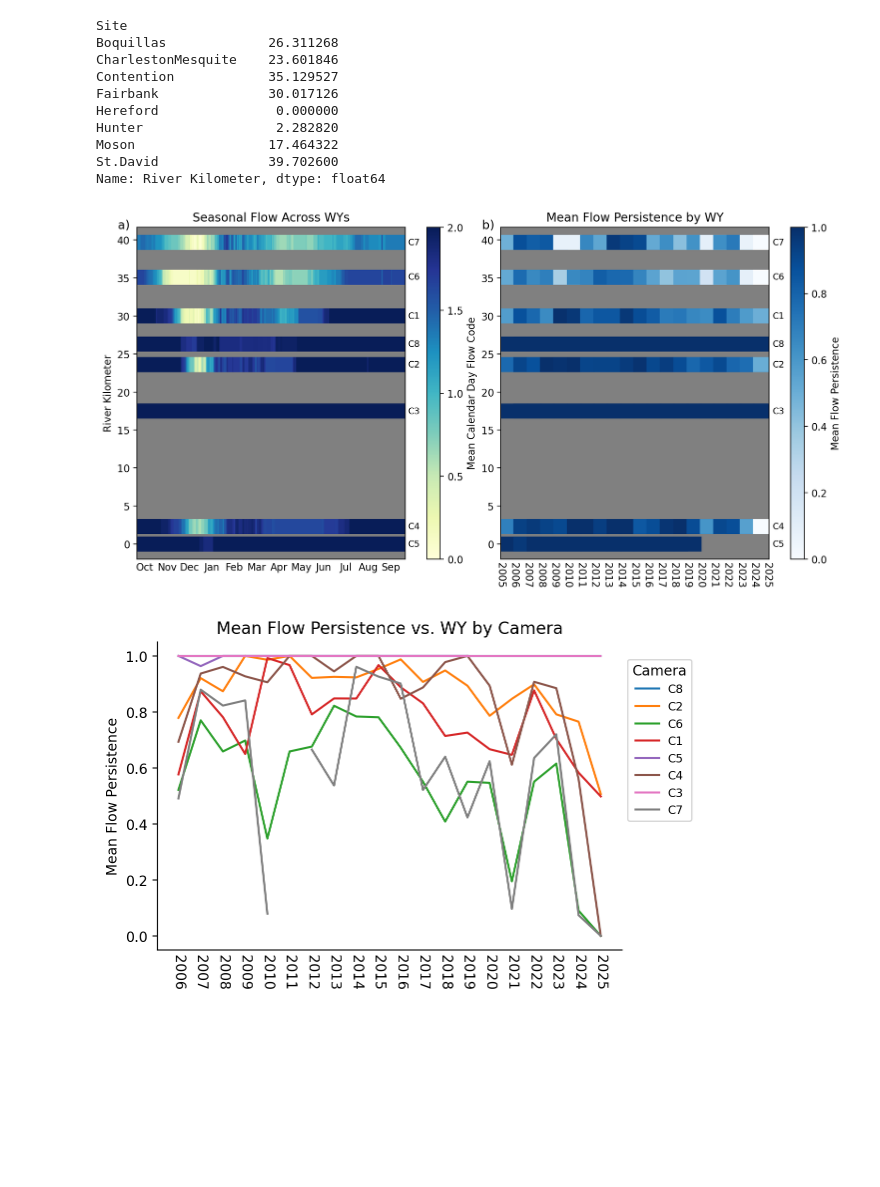
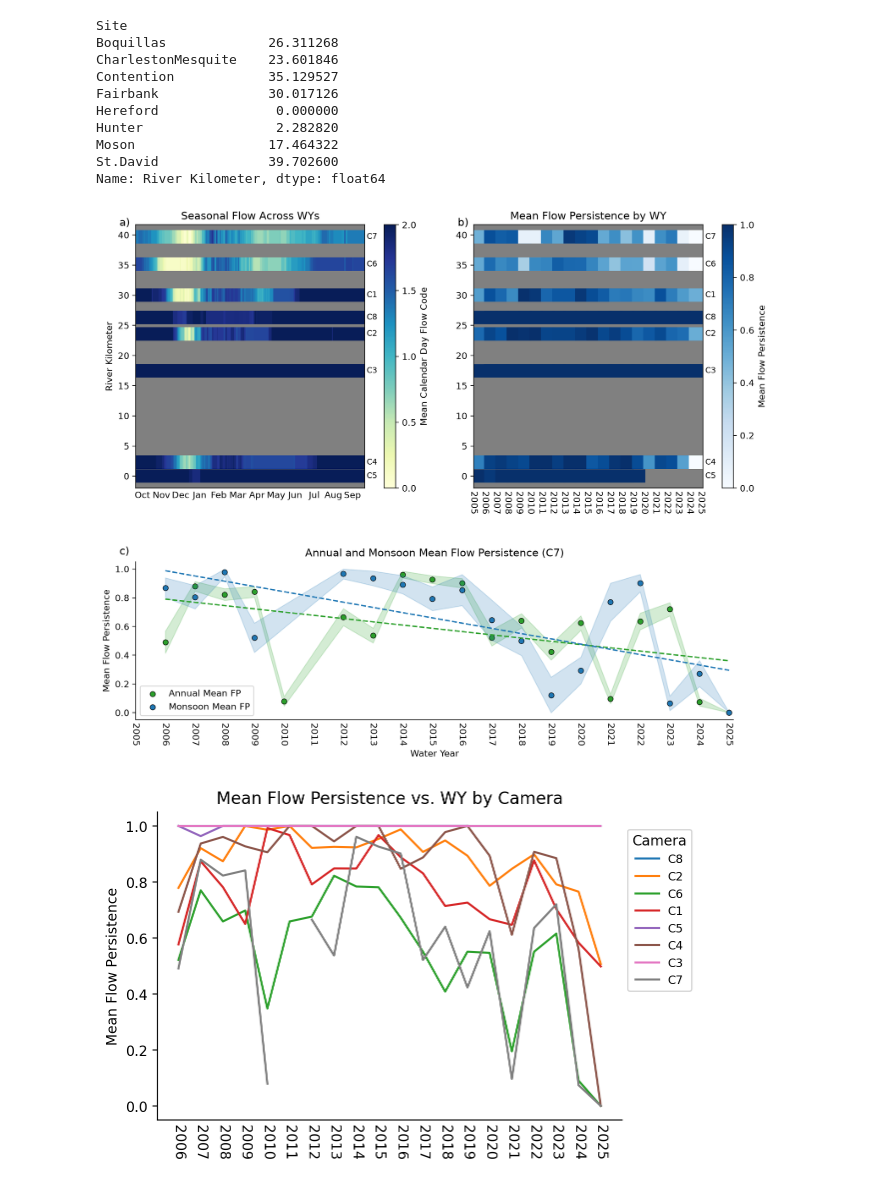
Before and after one commit to lapidesd/TNC_cameras, a Jupyter notebook: Code/USPPExploratoryPlots.ipynb, the cells around one changed output. Saved outputs shown, nothing was run; the diff lists cells and outputs as text; code cells hidden in the pictures; blank space fills up the shorter version.

Commit message:
BiLSTM feature importance, plot formatting, and additional GW analyses

```diff
--- a/Code/USPPExploratoryPlots.ipynb
+++ b/Code/USPPExploratoryPlots.ipynb
@@ -220,7 +273,11 @@ Moson                 17.464322
 St.David              39.702600
 Name: River Kilometer, dtype: float64
 # %%
-fig, (ax1, ax2) = plt.subplots(1, 2, figsize = (12, 6))
+fig = plt.figure(figsize = (12, 10))
+gs = fig.add_gridspec(2, 2, height_ratios = [2, 1.2], hspace = 0.35, wspace = 0.3)
+ax1 = fig.add_subplot(gs[0, 0])
+ax2 = fig.add_subplot(gs[0, 1])
+ax3 = fig.add_subplot(gs[1, :])
 
 cmap = plt.get_cmap("YlGnBu")
 norm = mcolors.Normalize(vmin = 0, vmax = 2)
@@ -258,35 +315,103 @@ norm2 = mcolors.Normalize(vmin = 0, vmax = 1)
 
 ax2.set_title("Mean Flow Persistence by WY")
 ax2.text(2003.6, 41.5, "b)", fontsize = 12)
 ax2.set_facecolor("gray")
 
 ax2.set_xlim(2005, 2025.15)
 ax2.set_xticks(range(2005, 2026))
 ax2.tick_params(axis = "x", length = 0, labelrotation = 270)
 
 for i in range(len(yearly)):
     ax2.plot([yearly["Water Year"].iloc[i] - 0.5, yearly["Water Year"].iloc[i] + 0.5], [yearly["River Kilometer"].iloc[i], yearly["River Kilometer"].iloc[i]], color = cmap2(norm2(yearly["Flow Code"].iloc[i])), linewidth = 15)
 
 divider = make_axes_locatable(ax2)
 cax = divider.append_axes("right", size = "5%", pad = 0.3)
 sm = mpl.cm.ScalarMappable(cmap = "Blues", norm = norm2)
 cbar = fig.colorbar(sm, cax = cax, ticks = [0, 0.2, 0.4, 0.6, 0.8, 1])
 cbar.set_label("Mean Flow Persistence")
 
 ax2.text(2026.3, 26.311268, "C8", va = "center", ha = "right", fontsize = 9)
 ax2.text(2026.3, 23.601846, "C2", va = "center", ha = "right", fontsize = 9)
 ax2.text(2026.3, 35.129527, "C6", va = "center", ha = "right", fontsize = 9)
 ax2.text(2026.3, 30.017126, "C1", va = "center", ha = "right", fontsize = 9)
 ax2.text(2026.3, 0, "C5", va = "center", ha = "right", fontsize = 9)
 ax2.text(2026.3, 2.282820, "C4", va = "center", ha = "right", fontsize = 9)
 ax2.text(2026.3, 17.464322, "C3", va = "center", ha = "right", fontsize = 9)
 ax2.text(2026.3, 39.702600, "C7", va = "center", ha = "right", fontsize = 9)
 
+camera7_rk = 39.702600
+site_by_rk = yearly.groupby("Site")["River Kilometer"].first()
+camera7_site = (site_by_rk - camera7_rk).abs().idxmin()
+
+camera7_flow = flow[flow["Site"] == camera7_site].copy()
+camera7_flow["Water Year"] = camera7_flow.apply(water_year, axis = 1)
+
+def fp_stats(series):
+    monitored = series.isin([0, 1, 2]).sum()
+    wet = series.isin([1, 2]).sum()
+    if monitored == 0:
+        return pd.Series({"mean": np.nan, "n": 0})
+    return pd.Series({"mean": wet / monitored, "n": monitored})
+
+annual_c7 = (
+    camera7_flow
+    .groupby("Water Year")["Flow Code"]
+    .apply(fp_stats)
+    .unstack()
+    .reset_index()
+)
+annual_c7["se"] = np.sqrt((annual_c7["mean"] * (1 - annual_c7["mean"])) / annual_c7["n"].replace(0, np.nan))
+annual_c7["lo"] = (annual_c7["mean"] - 1.96 * annual_c7["se"]).clip(lower = 0)
+annual_c7["hi"] = (annual_c7["mean"] + 1.96 * annual_c7["se"]).clip(upper = 1)
+
+monsoon_c7 = (
+    camera7_flow[camera7_flow["Date"].dt.month.isin([7, 8, 9])]
+    .groupby("Water Year")["Flow Code"]
+    .apply(fp_stats)
+    .unstack()
+    .reset_index()
+)
+monsoon_c7["se"] = np.sqrt((monsoon_c7["mean"] * (1 - monsoon_c7["mean"])) / monsoon_c7["n"].replace(0, np.nan))
+monsoon_c7["lo"] = (monsoon_c7["mean"] - 1.96 * monsoon_c7["se"]).clip(lower = 0)
+monsoon_c7["hi"] = (monsoon_c7["mean"] + 1.96 * monsoon_c7["se"]).clip(upper = 1)
+
+x_annual = annual_c7.loc[annual_c7["mean"].notna(), "Water Year"].values
+y_annual = annual_c7.loc[annual_c7["mean"].notna(), "mean"].values
+lo_annual = annual_c7.loc[annual_c7["mean"].notna(), "lo"].values
+hi_annual = annual_c7.loc[annual_c7["mean"].notna(), "hi"].values
+ax3.fill_between(x_annual, lo_annual, hi_annual, color = "tab:green", alpha = 0.2)
+ax3.scatter(x_annual, y_annual, s = 35, color = "tab:green", edgecolor = "black", linewidth = 0.6, label = "Annual Mean FP")
+if len(x_annual) > 1:
+    slope, intercept, _, _, _ = linregress(x_annual, y_annual)
+    x_line = np.linspace(x_annual.min(), x_annual.max(), 100)
+    ax3.plot(x_line, intercept + slope * x_line, color = "tab:green", linewidth = 1.5, linestyle = "--")
+
+x_monsoon = monsoon_c7.loc[monsoon_c7["mean"].notna(), "Water Year"].values
+y_monsoon = monsoon_c7.loc[monsoon_c7["mean"].notna(), "mean"].values
+lo_monsoon = monsoon_c7.loc[monsoon_c7["mean"].notna(), "lo"].values
+hi_monsoon = monsoon_c7.loc[monsoon_c7["mean"].notna(), "hi"].values
+ax3.fill_between(x_monsoon, lo_monsoon, hi_monsoon, color = "tab:blue", alpha = 0.2)
+ax3.scatter(x_monsoon, y_monsoon, s = 35, color = "tab:blue", edgecolor = "black", linewidth = 0.6, label = "Monsoon Mean FP")
+if len(x_monsoon) > 1:
+    slope, intercept, _, _, _ = linregress(x_monsoon, y_monsoon)
+    x_line = np.linspace(x_monsoon.min(), x_monsoon.max(), 100)
+    ax3.plot(x_line, intercept + slope * x_line, color = "tab:blue", linewidth = 1.5, linestyle = "--")
+
+ax3.set_title(f"Annual and Monsoon Mean Flow Persistence (C7)")
+ax1.text(-0.2, -13, "c)", fontsize = 12)
+ax3.set_xlabel("Water Year")
+ax3.set_ylabel("Mean Flow Persistence")
+ax3.set_xlim(2005, 2025.15)
+ax3.set_xticks(range(2005, 2026))
+ax3.tick_params(axis = "x", length = 0, labelrotation = 270)
+ax3.spines[["top", "right"]].set_visible(False)
+ax3.legend(loc = "best")
+
 %config InlineBackend.figure_format = "retina"
 
-# plt.savefig("fine_reach.png", format = "png", dpi = 300, bbox_inches = "tight")
+# plt.savefig("../Figures/fine_reach_ts.png", format = "png", dpi = 300, bbox_inches = "tight")
 # %% [output]
-[figure, old version]
+[figure, new version]
 # %%
 names = {"Boquillas": 8, "CharlestonMesquite": 2, "Contention": 6, "Cottonwood": None, "Escalante": None, "Fairbank": 1, "FairbankNorth": None, "Hereford": 5, "Hunter": 4, "LewisSprings": None, "Moson": 3, "St.David": 7}
 old_names = {"Boquillas": 8, "CharlestonMesquite": 2, "Contention": 6, "Fairbank": 1, "Hereford": 5, "Hunter": 4, "Moson": 3, "St.David": 7}
```
Also changed, not shown: parts of 4 cells of this notebook, 12 other files.
